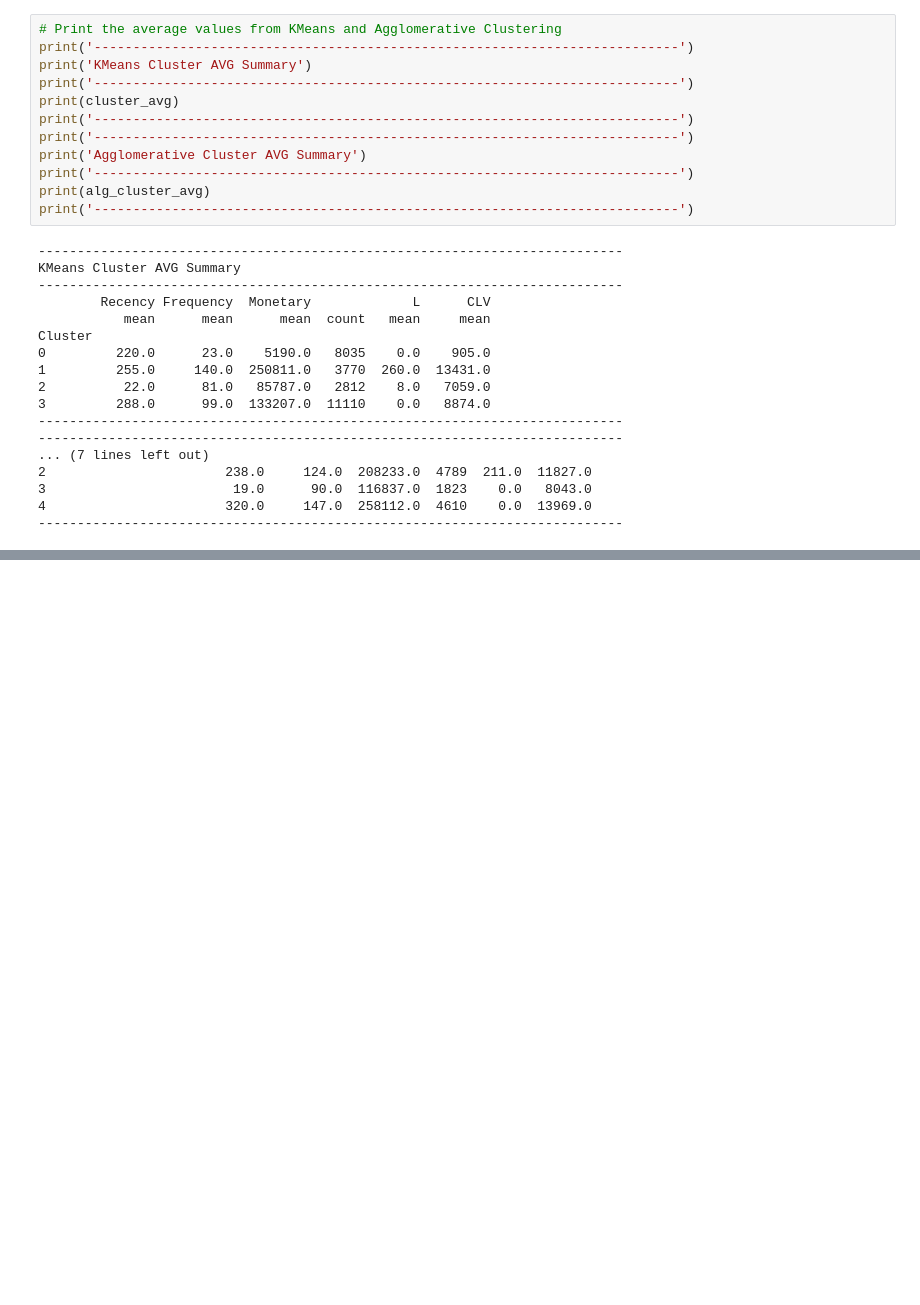
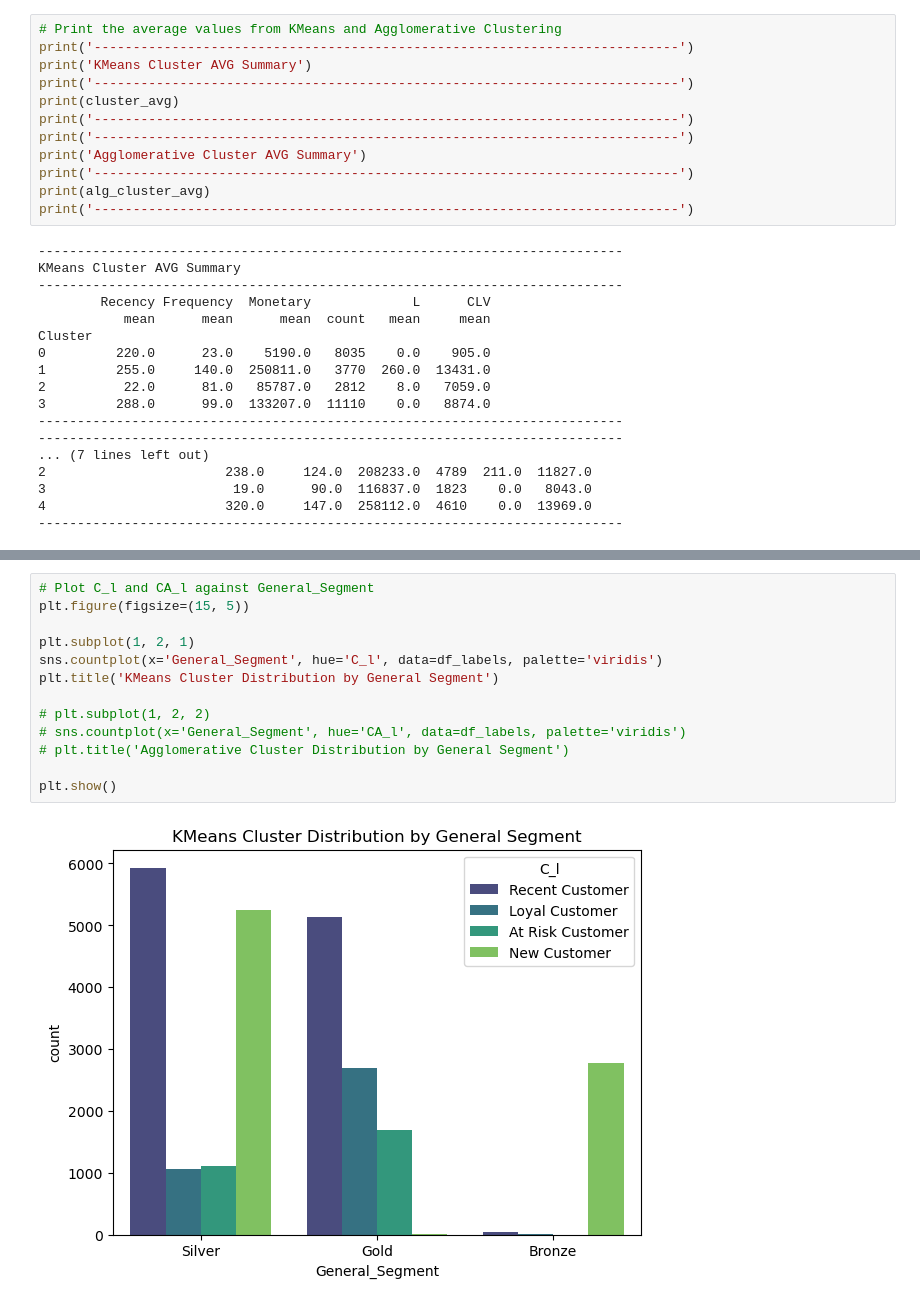
Before and after one commit to PeterBaraka/ml_fieldwork_lab, a Jupyter notebook: seg_clustering.ipynb, the cells around one changed output, grey strips where cells are left out. Drawn from its saved outputs; the diff is of its cells as text; blank space fills up the shorter version.

```diff
--- a/seg_clustering.ipynb
+++ b/seg_clustering.ipynb
@@ -492,0 +589,15 @@ plt.show()
+# %%
+# Plot C_l and CA_l against General_Segment
+plt.figure(figsize=(15, 5))
+
+plt.subplot(1, 2, 1)
+sns.countplot(x='General_Segment', hue='C_l', data=df_labels, palette='viridis')
+plt.title('KMeans Cluster Distribution by General Segment')
+
+# plt.subplot(1, 2, 2)
+# sns.countplot(x='General_Segment', hue='CA_l', data=df_labels, palette='viridis')
+# plt.title('Agglomerative Cluster Distribution by General Segment')
+
+plt.show()
+# %% [output]
+[figure, added]
```
Also changed, not shown: parts of 17 cells of this notebook, 1 other file.
